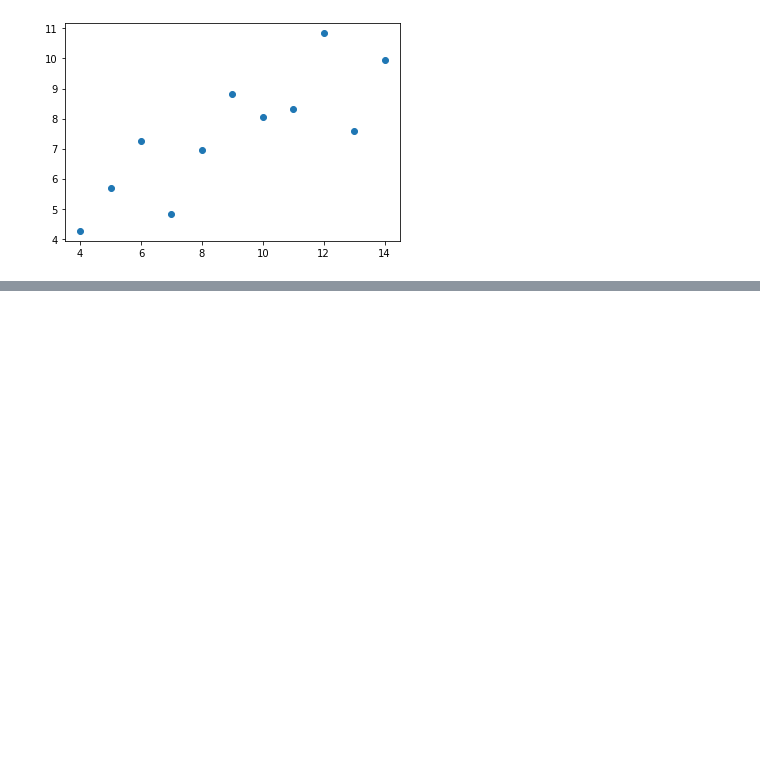
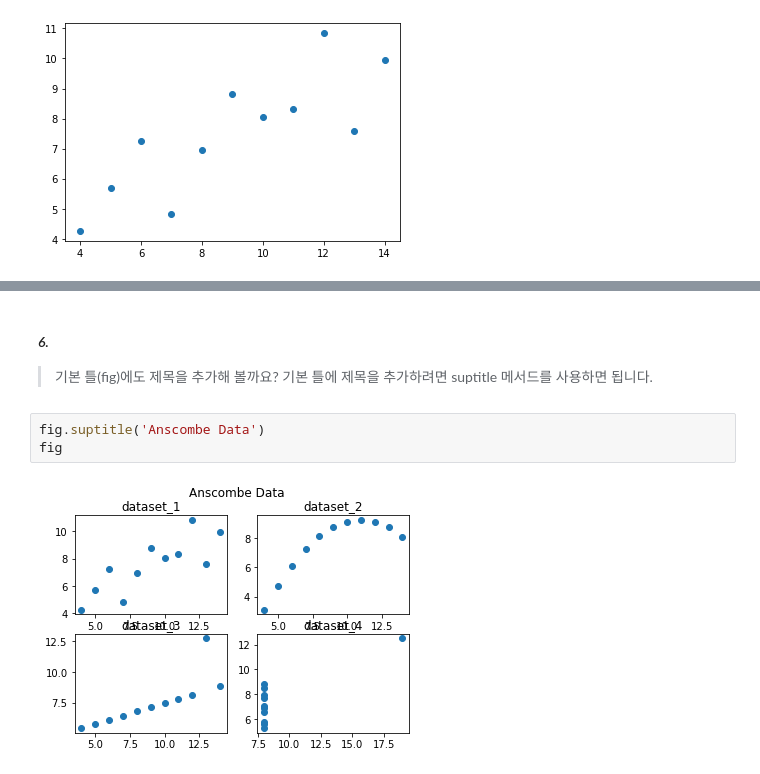
Before and after one commit to GeniusGun/python, a Jupyter notebook: pandas/pandas_04.ipynb, the cells around one changed output, grey strips where cells are left out. Drawn from its saved outputs; the diff is of its cells as text; blank space fills up the shorter version.

```diff
--- a/pandas/pandas_04.ipynb
+++ b/pandas/pandas_04.ipynb
@@ -93,0 +161,8 @@ plt.plot(dataset_1['x'], dataset_1['y'],'o')
+# %% [markdown]
+#### _6._
+>기본 틀(fig)에도 제목을 추가해 볼까요? 기본 틀에 제목을 추가하려면 suptitle 메서드를 사용하면 됩니다.
+# %%
+fig.suptitle('Anscombe Data')
+fig
+# %% [output]
+[figure, added]
```
Also changed, not shown: parts of 29 cells of this notebook.
